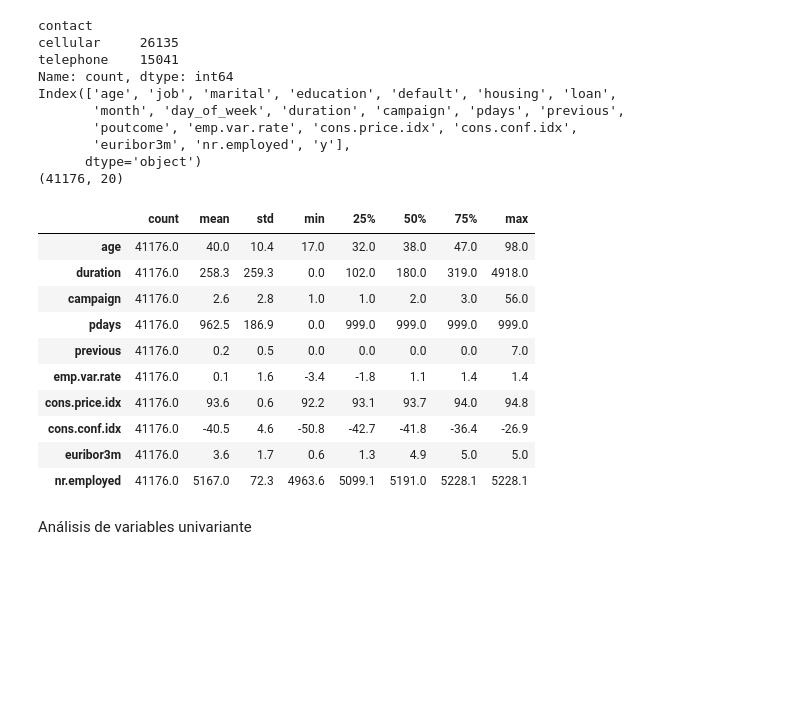
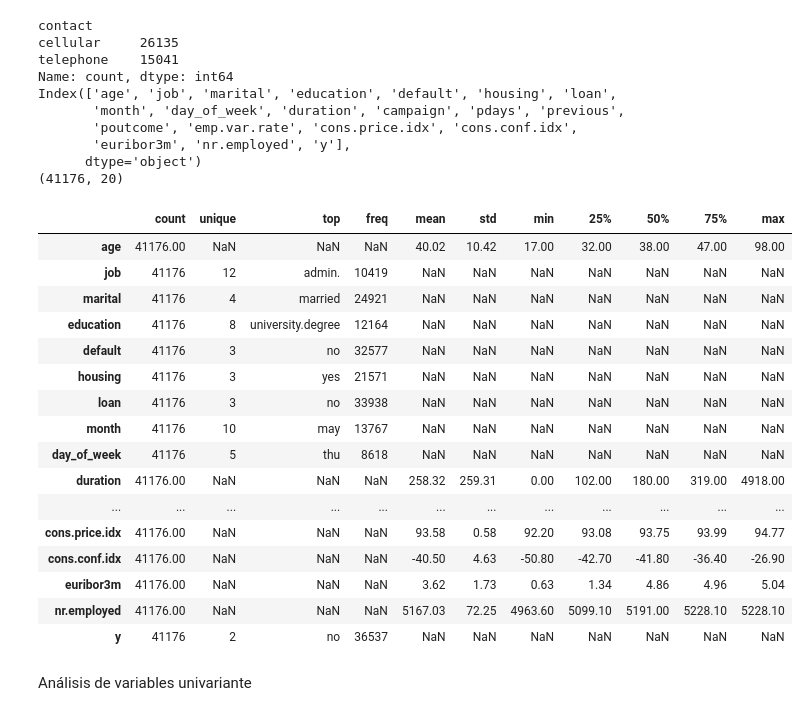
Before and after one commit to 4GeeksAcademy/Pauline-Your-first-ML-algorithm, a Jupyter notebook: src/explore.ipynb, the cells around one changed output. Drawn from its saved outputs; the diff is of its cells as text; code cells hidden in the pictures; blank space fills up the shorter version.

```diff
--- a/src/explore.ipynb
+++ b/src/explore.ipynb
@@ -180,19 +191,25 @@ Index(['age', 'job', 'marital', 'education', 'default', 'housing', 'loan',
 (41176, 20)
 # %%
 #Descripción básica :
-df.describe().T.round(1)
+df.describe(include="all").T.round(1)
 # %% [output]
-|  | count | mean | std | min | 25% | 50% | 75% | max |
-| age | 41176.0 | 40.0 | 10.4 | 17.0 | 32.0 | 38.0 | 47.0 | 98.0 |
-| duration | 41176.0 | 258.3 | 259.3 | 0.0 | 102.0 | 180.0 | 319.0 | 4918.0 |
-| campaign | 41176.0 | 2.6 | 2.8 | 1.0 | 1.0 | 2.0 | 3.0 | 56.0 |
-| pdays | 41176.0 | 962.5 | 186.9 | 0.0 | 999.0 | 999.0 | 999.0 | 999.0 |
-| previous | 41176.0 | 0.2 | 0.5 | 0.0 | 0.0 | 0.0 | 0.0 | 7.0 |
-| emp.var.rate | 41176.0 | 0.1 | 1.6 | -3.4 | -1.8 | 1.1 | 1.4 | 1.4 |
-| cons.price.idx | 41176.0 | 93.6 | 0.6 | 92.2 | 93.1 | 93.7 | 94.0 | 94.8 |
-| cons.conf.idx | 41176.0 | -40.5 | 4.6 | -50.8 | -42.7 | -41.8 | -36.4 | -26.9 |
-| euribor3m | 41176.0 | 3.6 | 1.7 | 0.6 | 1.3 | 4.9 | 5.0 | 5.0 |
-| nr.employed | 41176.0 | 5167.0 | 72.3 | 4963.6 | 5099.1 | 5191.0 | 5228.1 | 5228.1 |
+|  | count | unique | top | freq | mean | std | min | 25% | 50% | 75% | max |
+| age | 41176.00 | NaN | NaN | NaN | 40.02 | 10.42 | 17.00 | 32.00 | 38.00 | 47.00 | 98.00 |
+| job | 41176 | 12 | admin. | 10419 | NaN | NaN | NaN | NaN | NaN | NaN | NaN |
+| marital | 41176 | 4 | married | 24921 | NaN | NaN | NaN | NaN | NaN | NaN | NaN |
+| education | 41176 | 8 | university.degree | 12164 | NaN | NaN | NaN | NaN | NaN | NaN | NaN |
+| default | 41176 | 3 | no | 32577 | NaN | NaN | NaN | NaN | NaN | NaN | NaN |
+| housing | 41176 | 3 | yes | 21571 | NaN | NaN | NaN | NaN | NaN | NaN | NaN |
+| loan | 41176 | 3 | no | 33938 | NaN | NaN | NaN | NaN | NaN | NaN | NaN |
+| month | 41176 | 10 | may | 13767 | NaN | NaN | NaN | NaN | NaN | NaN | NaN |
+| day_of_week | 41176 | 5 | thu | 8618 | NaN | NaN | NaN | NaN | NaN | NaN | NaN |
+| duration | 41176.00 | NaN | NaN | NaN | 258.32 | 259.31 | 0.00 | 102.00 | 180.00 | 319.00 | 4918.00 |
+| ... | ... | ... | ... | ... | ... | ... | ... | ... | ... | ... | ... |
+| cons.price.idx | 41176.00 | NaN | NaN | NaN | 93.58 | 0.58 | 92.20 | 93.08 | 93.75 | 93.99 | 94.77 |
+| cons.conf.idx | 41176.00 | NaN | NaN | NaN | -40.50 | 4.63 | -50.80 | -42.70 | -41.80 | -36.40 | -26.90 |
+| euribor3m | 41176.00 | NaN | NaN | NaN | 3.62 | 1.73 | 0.63 | 1.34 | 4.86 | 4.96 | 5.04 |
+| nr.employed | 41176.00 | NaN | NaN | NaN | 5167.03 | 72.25 | 4963.60 | 5099.10 | 5191.00 | 5228.10 | 5228.10 |
+| y | 41176 | 2 | no | 36537 | NaN | NaN | NaN | NaN | NaN | NaN | NaN |
 # %% [markdown]
 Análisis de variables univariante
 # %%
```
Also changed, not shown: parts of 46 cells of this notebook.
